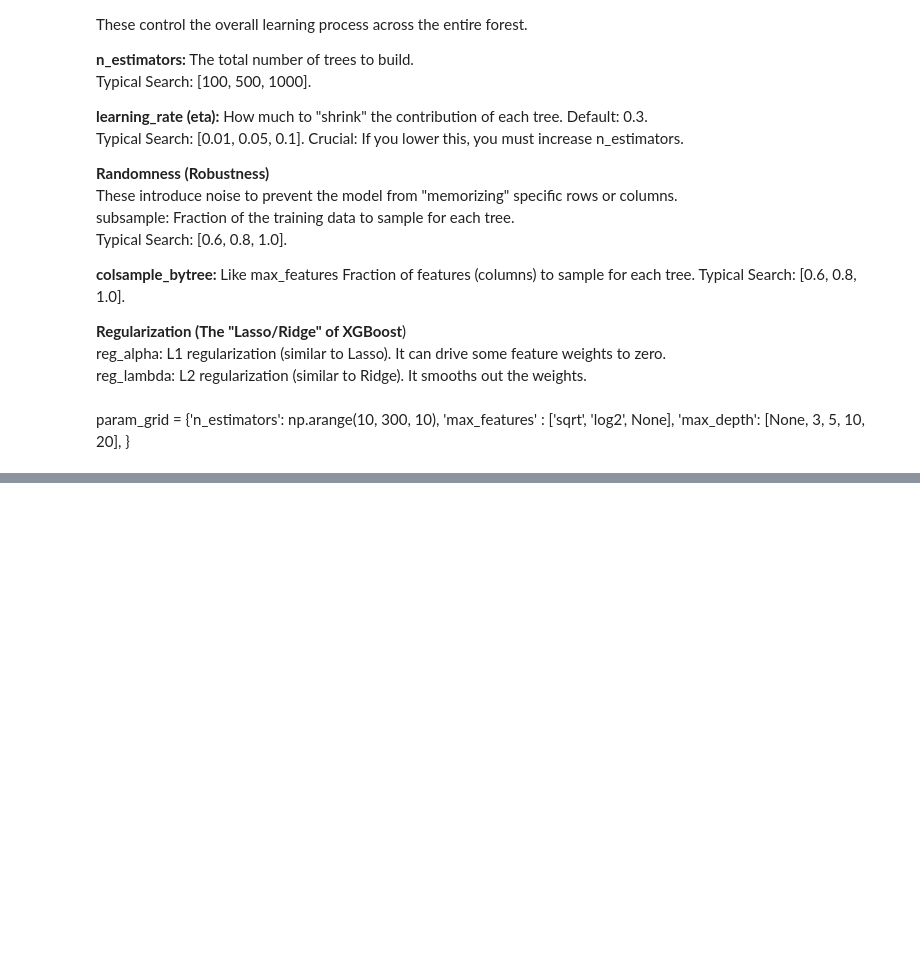
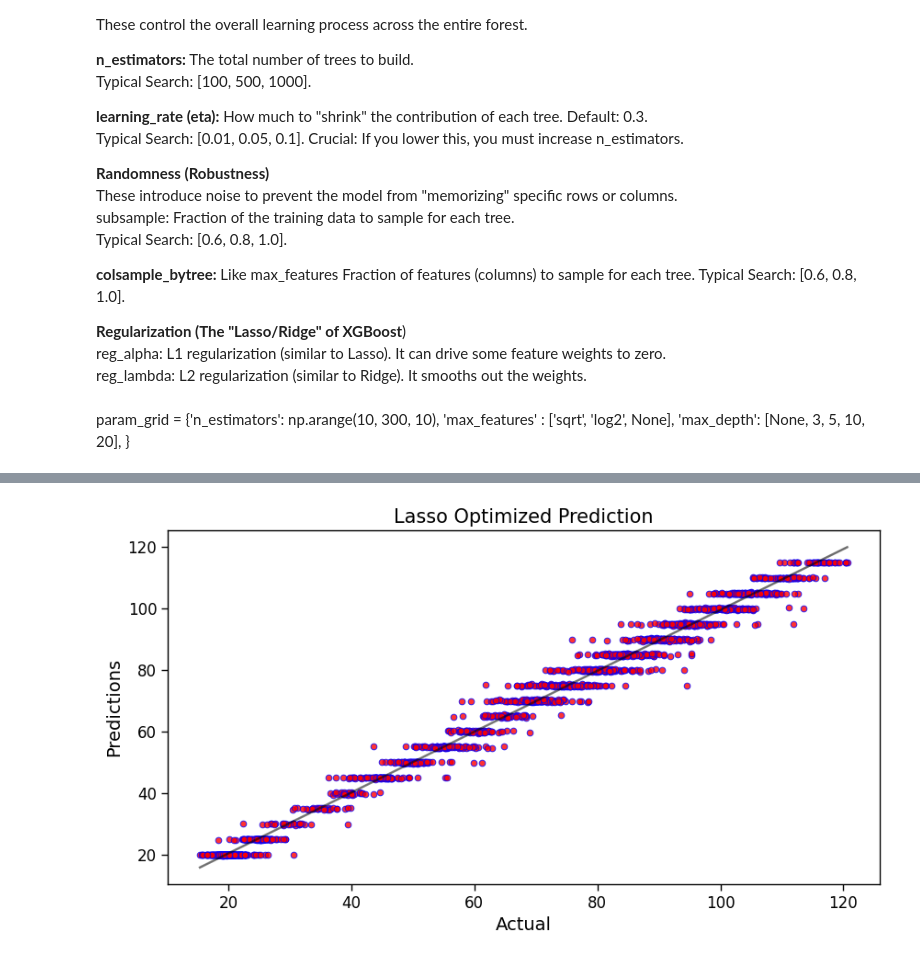
Before and after one commit to kitlapp/Telco_ML, a Jupyter notebook: Regression_ML_Katerina.ipynb, the cells around one changed output, grey strips where cells are left out. Cells and saved outputs as stored; diff of their text form; code cells hidden in the pictures; blank space fills up the shorter version.

```diff
--- a/Regression_ML_Katerina.ipynb
+++ b/Regression_ML_Katerina.ipynb
@@ -1195,0 +1232,27 @@ regr_results = pd.concat([regr_results, pd.json_normalize({'Model': 'XGRegressor
+# %%
+# Visualising the results in a regplot between y_pred and y_test.
+# Pass as additional arguments
+# scatter_kws={'color':'red','edgecolor':'blue', 'linewidths':0.7}
+# and line_kws={'color':'black','alpha':0.5}
+#Lasso Regression--------------------------------------------------------------
+lassoCV_model = LassoCV(alphas=np.logspace(-6, 6, 13), cv=10, random_state=0)
+lassoCV_model.fit(X_train, y_train)
+optimal_alpha = lassoCV_model.alpha_
+#
+lasso_regr = Lasso(alpha = optimal_alpha)
+lasso_regr.fit(X_train, y_train)
+y_pred_lasso = lasso_regr.predict(X_test)
+
+plt.figure(figsize=(10,5))
+sns.regplot(y= y_pred_lasso, x = y_test,
+            scatter_kws={'color':'red',
+                         'edgecolor':'blue',
+                         'linewidths':0.7},
+            line_kws={'color':'black','alpha':0.5}
+           )
+plt.ylabel('Predictions')
+plt.xlabel('Actual')
+plt.title("Lasso Optimized Prediction")
+plt.show()
+# %% [output]
+[figure, added]
```
Also changed, not shown: parts of 42 cells of this notebook.
